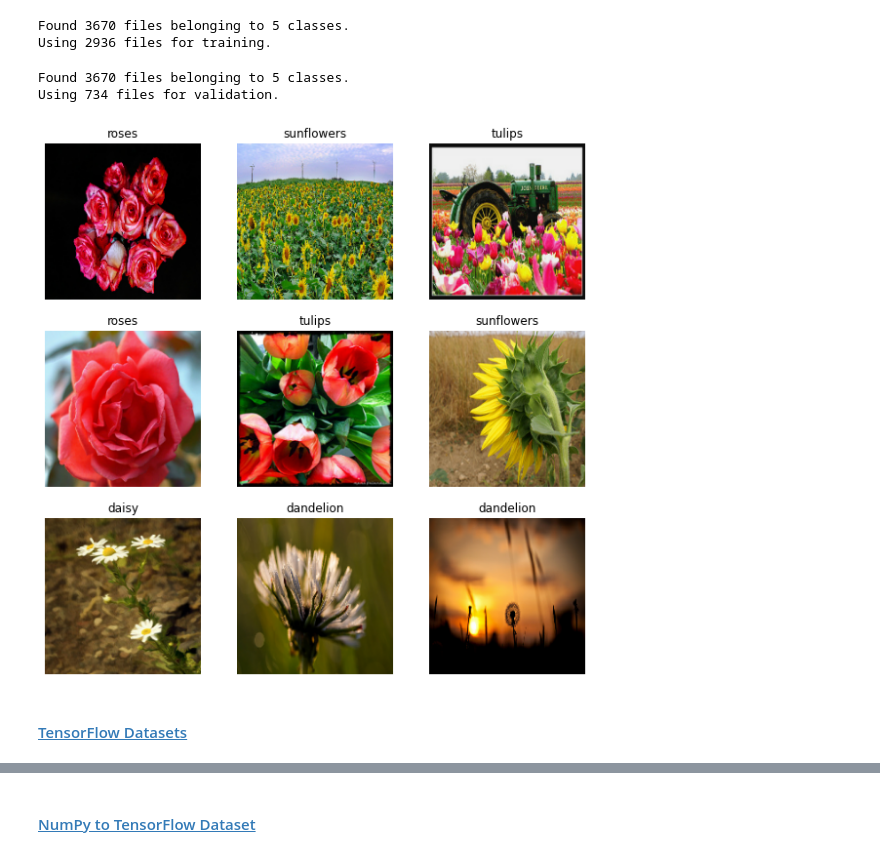
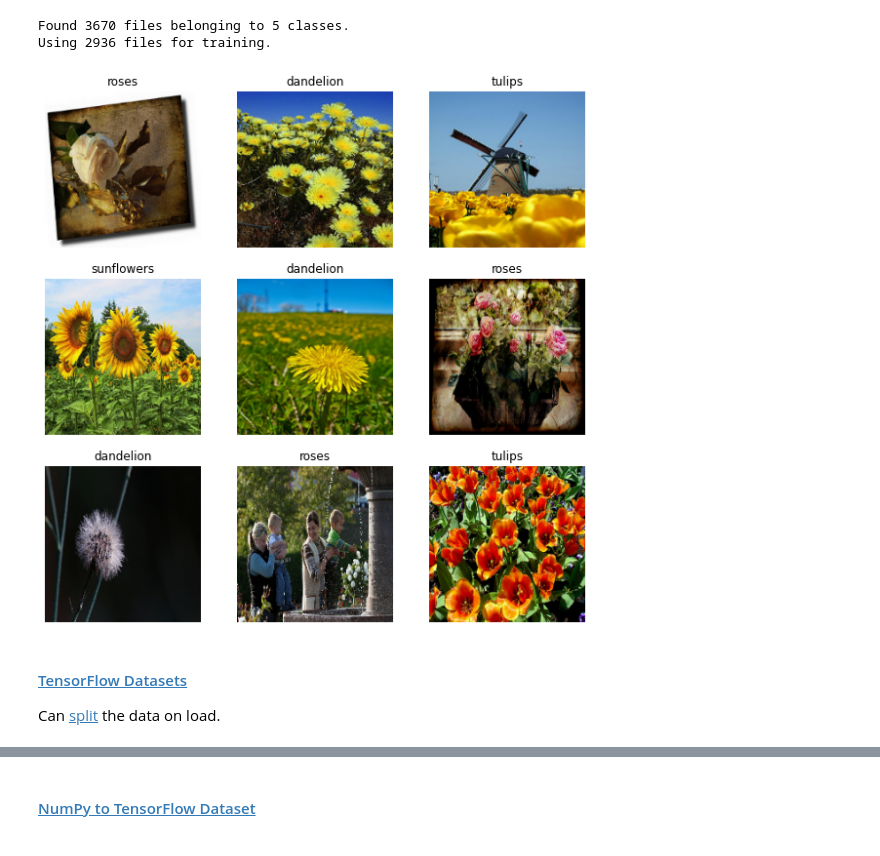
Before and after one commit to lukeconibear/intro_ml, a Jupyter notebook: docs/03_data.ipynb, the cells around one changed output, grey strips where cells are left out. Cells and saved outputs as stored; diff of their text form; code cells hidden in the pictures.

Commit message:
adding to data pipelines and transfer learning

```diff
--- a/docs/03_data.ipynb
+++ b/docs/03_data.ipynb
@@ -140,47 +123,37 @@ Downloading data from https://storage.googleapis.com/download.tensorflow.org/exa
 # %%
-batch_size = 32
-image_height = 180
-image_width = 180
+BATCH_SIZE = 32
+IMAGE_HEIGHT = 180
+IMAGE_WIDTH = 180
 # %%
-train_ds = tf.keras.utils.image_dataset_from_directory(
+ds_train = tf.keras.utils.image_dataset_from_directory(
     data_dir,
     validation_split=0.2,
     subset="training",
     seed=123,
-    image_size=(image_height, image_width),
-    batch_size=batch_size,
+    image_size=(IMAGE_HEIGHT, IMAGE_WIDTH),
+    batch_size=BATCH_SIZE,
 )
 # %% [output]
 Found 3670 files belonging to 5 classes.
 Using 2936 files for training.
-# %%
-val_ds = tf.keras.utils.image_dataset_from_directory(
-    data_dir,
-    validation_split=0.2,
-    subset="validation",
-    seed=123,
-    image_size=(image_height, image_width),
-    batch_size=batch_size,
-)
-# %% [output]
-Found 3670 files belonging to 5 classes.
-Using 734 files for validation.
 # %%
 import matplotlib.pyplot as plt
 # %%
-class_names = train_ds.class_names
+class_names = ds_train.class_names
 
 plt.figure(figsize=(10, 10))
-for images, labels in train_ds.take(1):
+for images, labels in ds_train.take(1):
     for i in range(9):
         ax = plt.subplot(3, 3, i + 1)
         plt.imshow(images[i].numpy().astype("uint8"))
         plt.title(class_names[labels[i]])
         plt.axis("off")
 # %% [output]
-[figure, old version]
+[figure, new version]
 # %% [markdown]
-#### [TensorFlow Datasets](https://www.tensorflow.org/tutorials/load_data/images#using_tensorflow_datasets)
+#### [TensorFlow Datasets](https://www.tensorflow.org/datasets/overview)
+
+Can [split](https://www.tensorflow.org/datasets/splits) the data on load.
 # %%
 import tensorflow_datasets as tfds
 # %%
```
Also changed, not shown: parts of 68 cells of this notebook, 6 other files.
